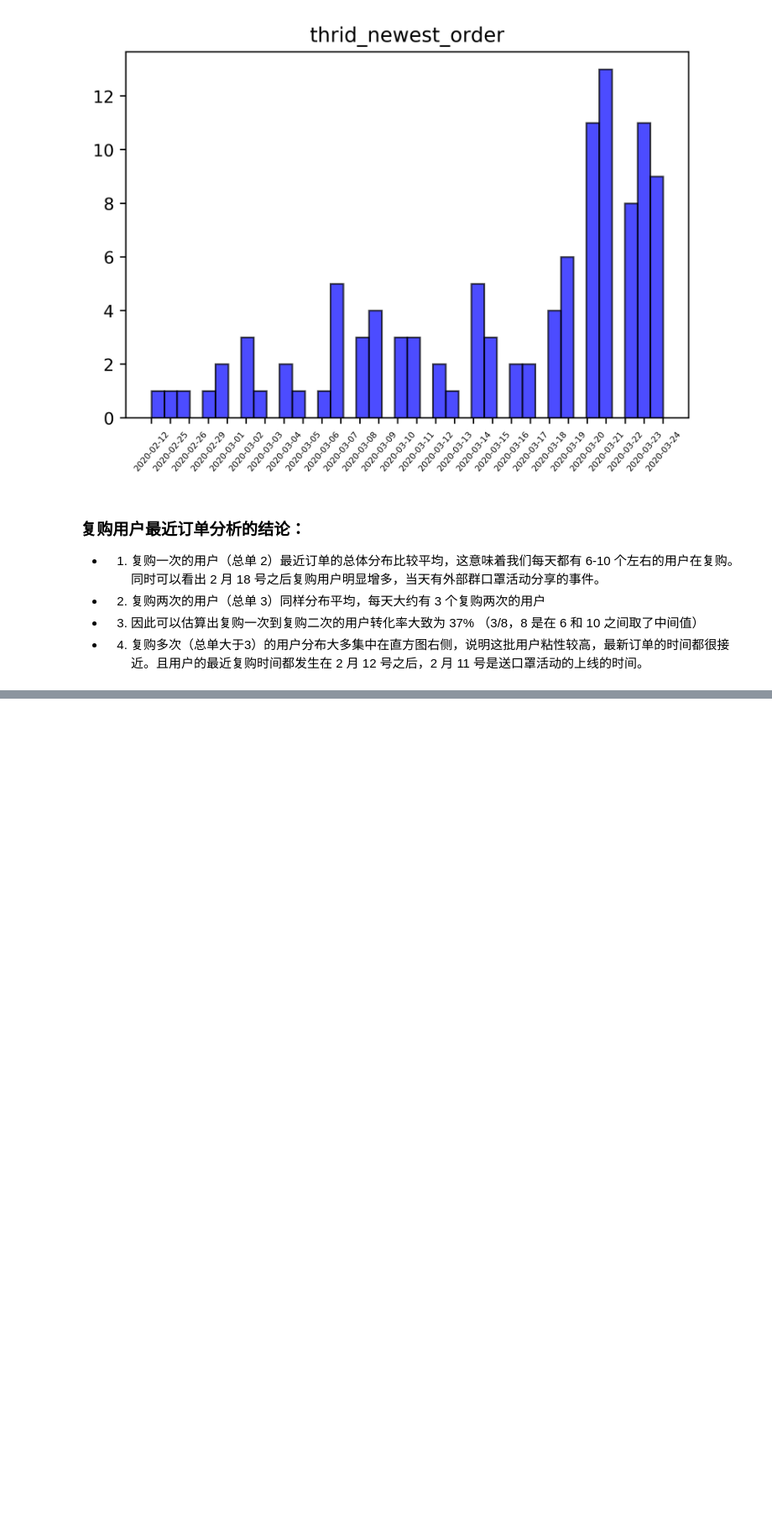
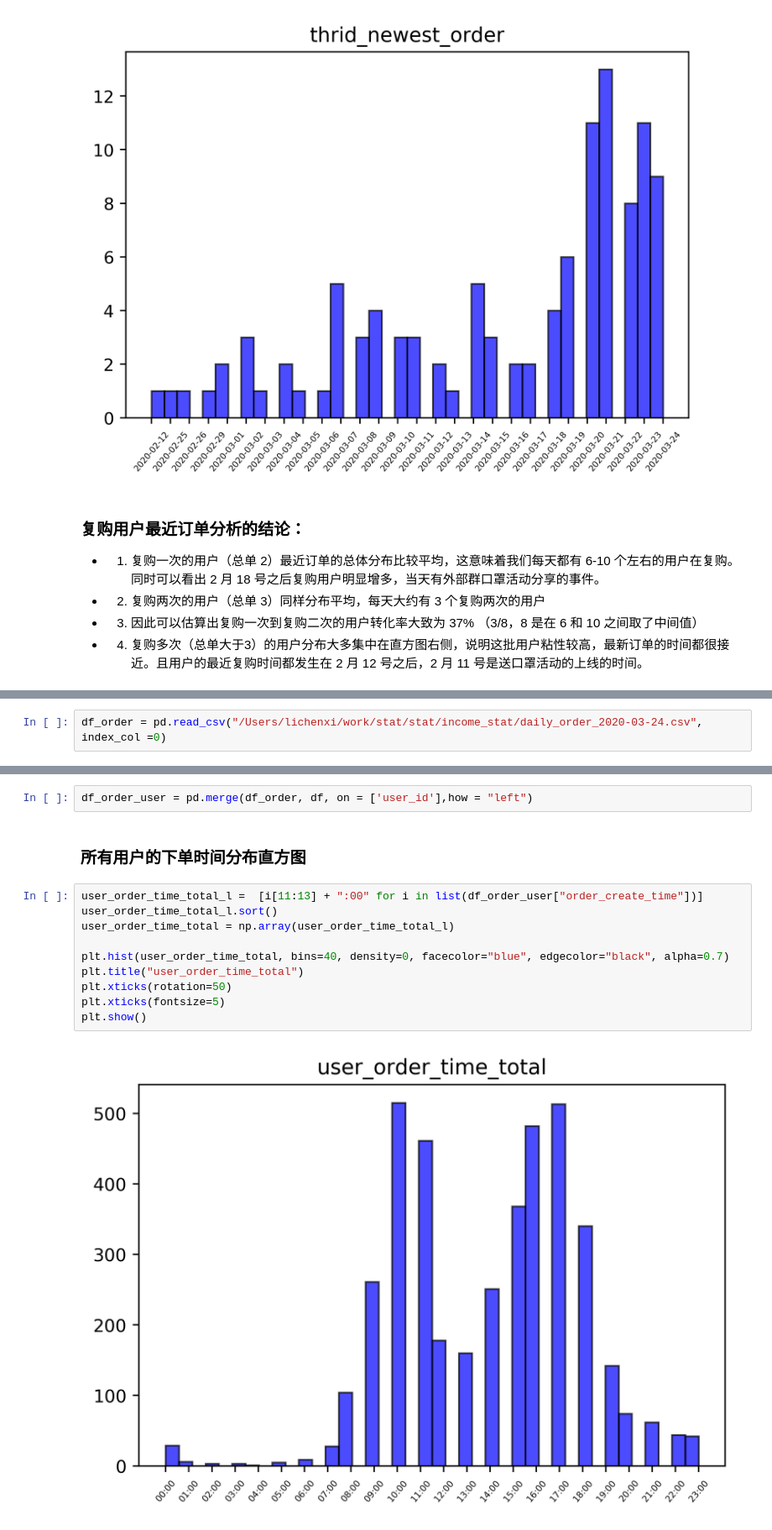
Before and after one commit to ConnorLi96/python-notebook, a Jupyter notebook: loyal_user_analysis.ipynb, the cells around one changed output, grey strips where cells are left out. Shown at 84% size. Drawn from its saved outputs; the diff is of its cells as text; blank space fills up the shorter version.

```diff
--- a/loyal_user_analysis.ipynb
+++ b/loyal_user_analysis.ipynb
@@ -310,2 +307,4 @@ See the caveats in the documentation: http://pandas.pydata.org/pandas-docs/stabl
     - 订单优惠与优惠券
     - 是否参加活动
+# %%
+df_order = pd.read_csv("/Users/lichenxi/work/stat/stat/income_stat/daily_order_2020-03-24.csv", index_col =0)
@@ -311,0 +321,16 @@ See the caveats in the documentation: http://pandas.pydata.org/pandas-docs/stabl
+# %%
+df_order_user = pd.merge(df_order, df, on = ['user_id'],how = "left")
+# %% [markdown]
+### 所有用户的下单时间分布直方图
+# %%
+user_order_time_total_l =  [i[11:13] + ":00" for i in list(df_order_user["order_create_time"])]
+user_order_time_total_l.sort()
+user_order_time_total = np.array(user_order_time_total_l)
+
+plt.hist(user_order_time_total, bins=40, density=0, facecolor="blue", edgecolor="black", alpha=0.7)
+plt.title("user_order_time_total")
+plt.xticks(rotation=50)
+plt.xticks(fontsize=5)
+plt.show()
+# %% [output]
+[figure, added]
```
Also changed, not shown: parts of 15 cells of this notebook.
